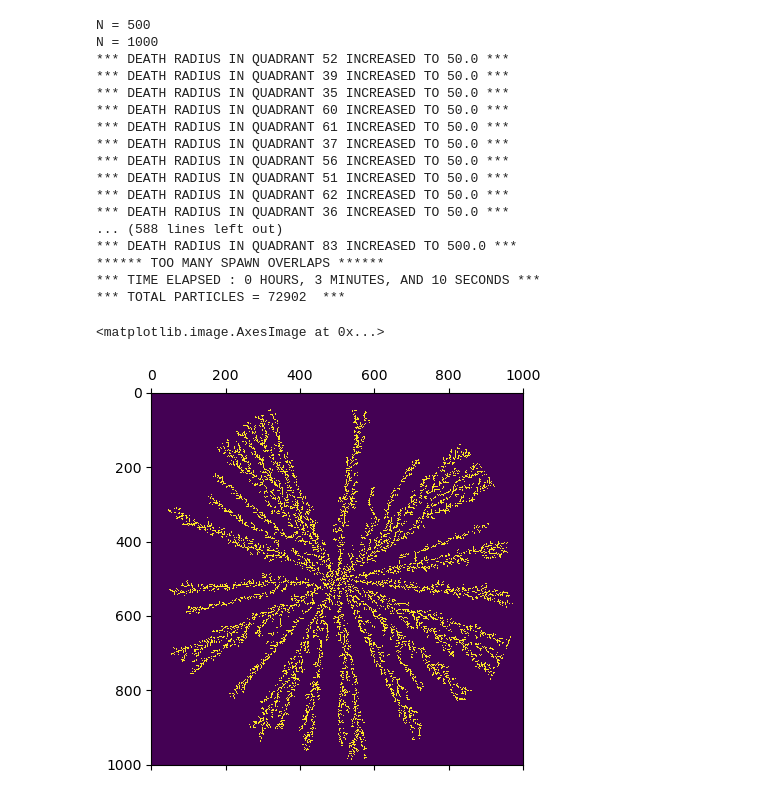
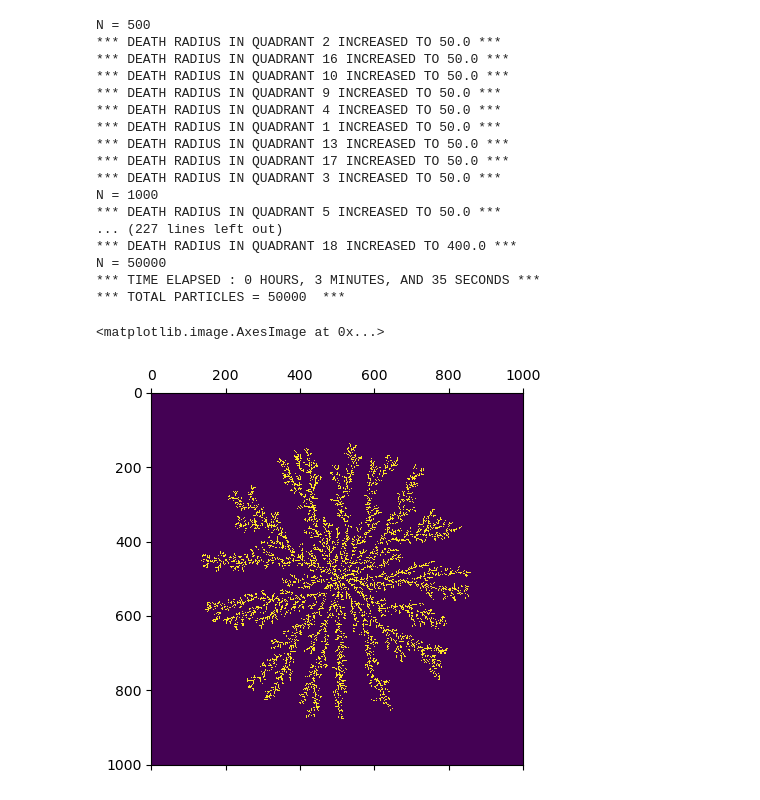
Before and after one commit to Mateo4cacheiro/PHYS4130-S25, a Jupyter notebook: p1-DLA/zekevespie/code/Untitled1.ipynb, the cells around one changed output. Cells and saved outputs as stored; diff of their text form; code cells hidden in the pictures.

```diff
--- a/p1-DLA/zekevespie/code/Untitled1.ipynb
+++ b/p1-DLA/zekevespie/code/Untitled1.ipynb
@@ -7,19 +7,20 @@ import time
 t0 = time.time()
 spawn_overlap = 0
 particles = 1
-part_tot = 100000
+part_tot = 50000
 size = 1001 #size of the grid, must be odd for a center
 x0 = int((size - 1) / 2)
+e_radius = 0
 
-e_radius_array = np.zeros([90])
+e_radius_array = np.zeros([20])
 i=0
-while i < 90:
+while i < 20:
     e_radius_array[i] = 16
     i+=1
 
 i=0
-d_radius_array = np.zeros([90])
-while i < 90:
+d_radius_array = np.zeros([20])
+while i < 20:
     d_radius_array[i] = 25
     i+=1
 
@@ -41,21 +42,21 @@ def Spawn():
     angle = (rand1 / 100) * np.pi / 180  #I don't know why, but there appears to be a wierd phase shift here. It makes it work though.
 
     if 90 > rand1 / 100 >= 0:
-        x = -e_radius_array[int(rand1 / 100 / 4)] * np.cos(angle) - x0
-        y = e_radius_array[int(rand1 / 100 / 4)] * np.sin(angle) - x0
-        return round(x), round(y), int(rand1 / 100 / 4)
+        x = -e_radius_array[int(rand1 / 100 / 18)] * np.cos(angle) - x0
+        y = e_radius_array[int(rand1 / 100 / 18)] * np.sin(angle) - x0
+        return round(x), round(y), int(rand1 / 100 / 18)
     if 180 > rand1 / 100 >= 90:
-        x = e_radius_array[int(rand1 / 100 / 4)] * np.cos(angle) - x0
-        y = -e_radius_array[int(rand1 / 100 / 4)] * np.sin(angle) - x0
-        return round(x), round(y), int(rand1 / 100 / 4)
+        x = e_radius_array[int(rand1 / 100 / 18)] * np.cos(angle) - x0
+        y = -e_radius_array[int(rand1 / 100 / 18)] * np.sin(angle) - x0
+        return round(x), round(y), int(rand1 / 100 / 18)
     if 270 > rand1 / 100 >= 180:
-        x = -e_radius_array[int(rand1 / 100 / 4)] * np.cos(angle) - x0
-        y = e_radius_array[int(rand1 / 100 / 4)] * np.sin(angle) - x0
-        return round(x), round(y), int(rand1 / 100 / 4)
+        x = -e_radius_array[int(rand1 / 100 / 18)] * np.cos(angle) - x0
+        y = e_radius_array[int(rand1 / 100 / 18)] * np.sin(angle) - x0
+        return round(x), round(y), int(rand1 / 100 / 18)
     if 360 > rand1 / 100 >= 270:
-        x = e_radius_array[int(rand1 / 100 / 4)] * np.cos(angle) - x0
-        y = -e_radius_array[int(rand1 / 100 / 4)] * np.sin(angle) - x0
-        return round(x), round(y), int(rand1 / 100 / 4)
+        x = e_radius_array[int(rand1 / 100 / 18)] * np.cos(angle) - x0
+        y = -e_radius_array[int(rand1 / 100 / 18)] * np.sin(angle) - x0
+        return round(x), round(y), int(rand1 / 100 / 18)
 
 '''
     if 22.5 > rand1 / 100 >= 0:
@@ -169,6 +170,8 @@ while particles < part_tot:
                 particles += 1
                 if (particles / 500) == int(particles /500):
                     print("N =", particles)
+                elif(particles == 50000):
+                    e_radius = e_radius_array[q]
 
                 if d_radius_array[q] > np.sqrt((x + x0)*(x + x0) + (y + x0)*(y + x0)) > e_radius_array[q] and d_radius_array[q] < x0:
                     d_radius_array[q] += 5
@@ -191,47 +194,47 @@ while particles < part_tot:
                     x += 1
                     tree[x, y] = 1
                     #print("down")
                 elif rand2 == 1:
                     tree[x, y] = 0
                     x -= 1
                     tree[x, y] = 1
                     #print("up")
                 elif rand2 == 2:
                     tree[x, y] = 0
                     y += 1
                     tree[x, y] = 1
                     #print("right")
                 elif rand2 == 3:
                     tree[x, y] = 0
                     y -= 1
                     tree[x, y] = 1
                     #print("left")
 
 t1 = time.time()
 hours = int((t1 - t0) / 3600)
 minutes = int(((t1 - t0) / 3600 - hours) * 60)
 seconds = int(((((t1 - t0) / 3600 - hours) * 60) - minutes) * 60)
 print("*** TIME ELAPSED :", hours, "HOURS,", minutes, "MINUTES, AND", seconds, "SECONDS ***")
 print("*** TOTAL PARTICLES =", particles, " ***")
 plt.matshow(tree)
 # %% [output]
 N = 500
+*** DEATH RADIUS IN QUADRANT 2 INCREASED TO 50.0 ***
+*** DEATH RADIUS IN QUADRANT 16 INCREASED TO 50.0 ***
+*** DEATH RADIUS IN QUADRANT 10 INCREASED TO 50.0 ***
+*** DEATH RADIUS IN QUADRANT 9 INCREASED TO 50.0 ***
+*** DEATH RADIUS IN QUADRANT 4 INCREASED TO 50.0 ***
+*** DEATH RADIUS IN QUADRANT 1 INCREASED TO 50.0 ***
+*** DEATH RADIUS IN QUADRANT 13 INCREASED TO 50.0 ***
+*** DEATH RADIUS IN QUADRANT 17 INCREASED TO 50.0 ***
+*** DEATH RADIUS IN QUADRANT 3 INCREASED TO 50.0 ***
 N = 1000
-*** DEATH RADIUS IN QUADRANT 52 INCREASED TO 50.0 ***
-*** DEATH RADIUS IN QUADRANT 39 INCREASED TO 50.0 ***
-*** DEATH RADIUS IN QUADRANT 35 INCREASED TO 50.0 ***
-*** DEATH RADIUS IN QUADRANT 60 INCREASED TO 50.0 ***
-*** DEATH RADIUS IN QUADRANT 61 INCREASED TO 50.0 ***
-*** DEATH RADIUS IN QUADRANT 37 INCREASED TO 50.0 ***
-*** DEATH RADIUS IN QUADRANT 56 INCREASED TO 50.0 ***
-*** DEATH RADIUS IN QUADRANT 51 INCREASED TO 50.0 ***
-*** DEATH RADIUS IN QUADRANT 62 INCREASED TO 50.0 ***
-*** DEATH RADIUS IN QUADRANT 36 INCREASED TO 50.0 ***
-... (588 lines left out)
-*** DEATH RADIUS IN QUADRANT 83 INCREASED TO 500.0 ***
-****** TOO MANY SPAWN OVERLAPS ******
-*** TIME ELAPSED : 0 HOURS, 3 MINUTES, AND 10 SECONDS ***
-*** TOTAL PARTICLES = 72902  ***
+*** DEATH RADIUS IN QUADRANT 5 INCREASED TO 50.0 ***
+... (227 lines left out)
+*** DEATH RADIUS IN QUADRANT 18 INCREASED TO 400.0 ***
+N = 50000
+*** TIME ELAPSED : 0 HOURS, 3 MINUTES, AND 35 SECONDS ***
+*** TOTAL PARTICLES = 50000  ***
 <matplotlib.image.AxesImage at 0x...>
-[figure, old version]
+[figure, new version]
 # %%
```
Also changed, not shown: parts of 2 cells of this notebook, 2 other files.
